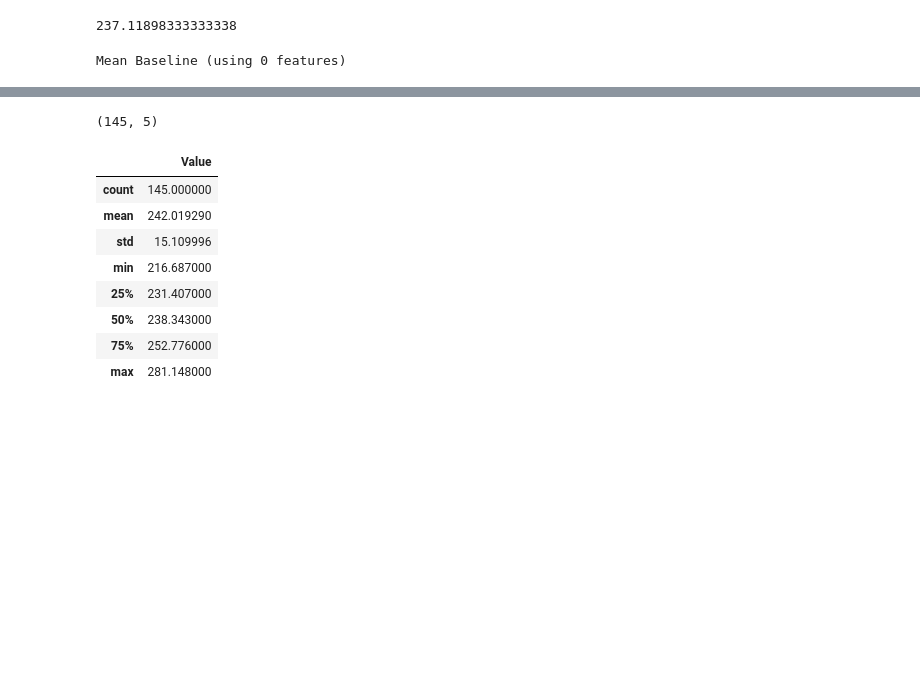
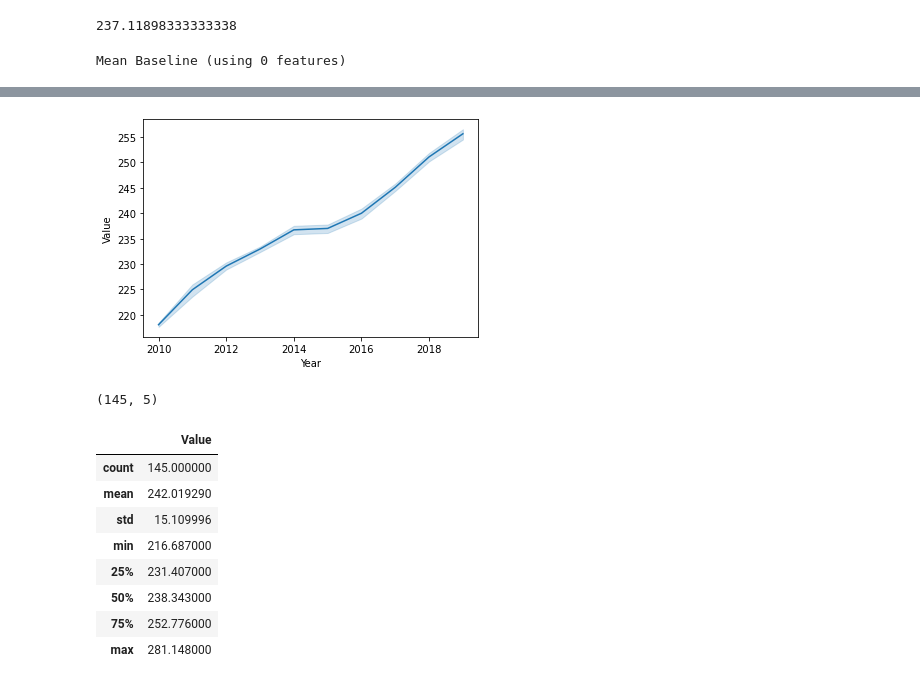
Before and after one commit to techthumb1/bls_project, a Jupyter notebook: notebooks/cpi_2022.ipynb, the cells around one changed output, grey strips where cells are left out. Saved outputs shown, nothing was run; the diff lists cells and outputs as text; code cells hidden in the pictures; blank space fills up the shorter version.

```diff
--- a/notebooks/cpi_analysis_22.ipynb
+++ b/notebooks/cpi_2022.ipynb
@@ -66,3 +85,7 @@ sns.lineplot(train['Period'], train['Value']);
+# %%
+sns.lineplot(train['Year'], train['Value']);
+# %% [output]
+[figure, added]
 # %%
 cpi.shape
 # %% [output]
```
Also changed, not shown: parts of 8 cells of this notebook, 5 other files.
